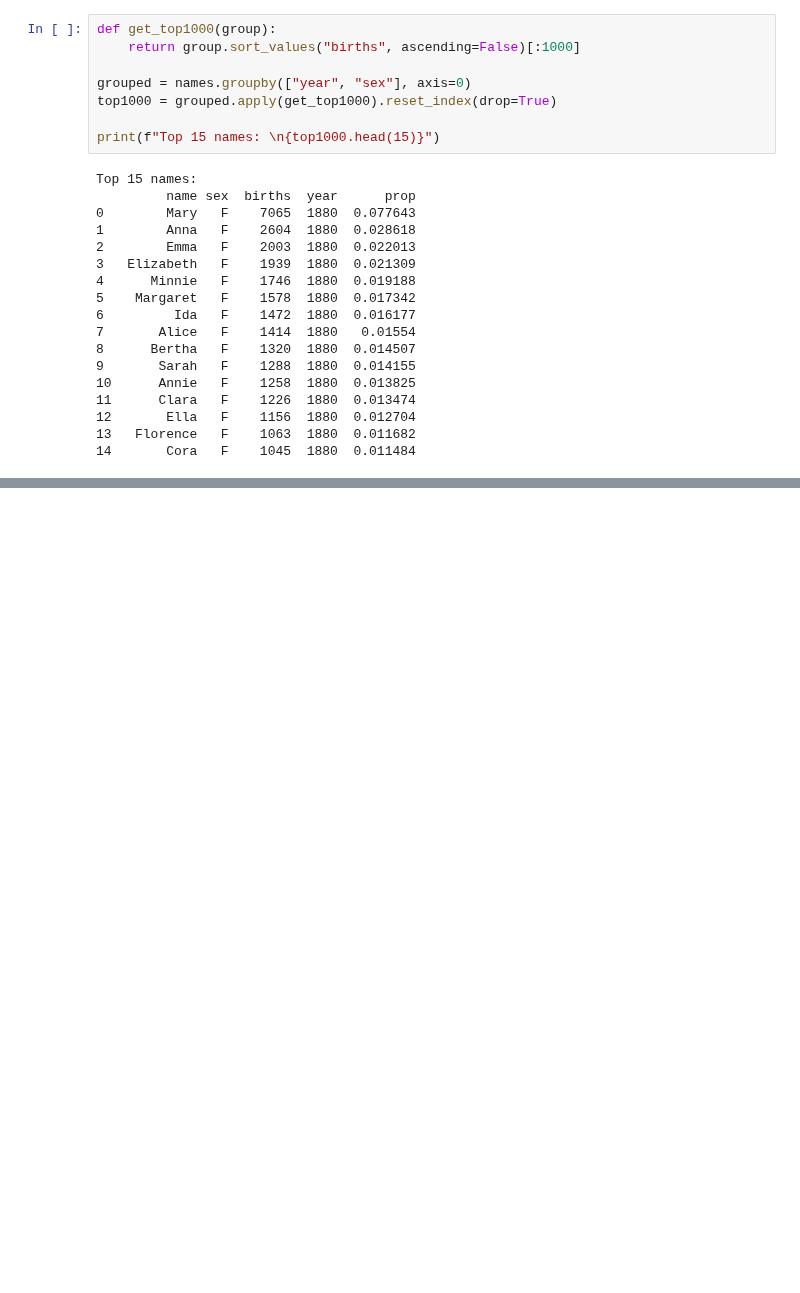
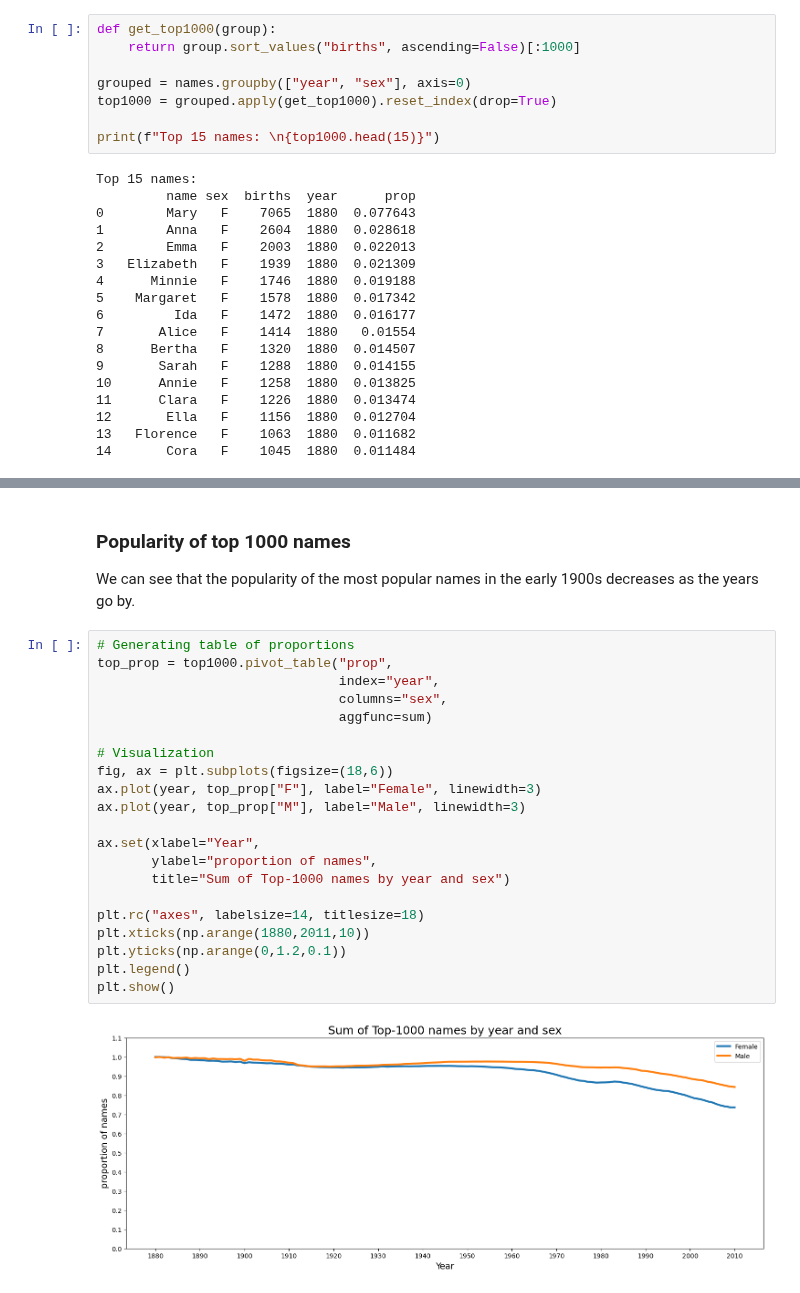
Before and after one commit to almanzanas/DataAnalystsJourney, a Jupyter notebook: python_data_analysis/da_practice/notebooks/baby_names.ipynb, the cells around one changed output, grey strips where cells are left out. Cells and saved outputs as stored; diff of their text form; blank space fills up the shorter version.

```diff
--- a/python_data_analysis/da_practice/notebooks/baby_names.ipynb
+++ b/python_data_analysis/da_practice/notebooks/baby_names.ipynb
@@ -172,0 +228,27 @@ Top 15 names:
+# %% [markdown]
+### Popularity of top 1000 names
+
+We can see that the popularity of the most popular names in the early 1900s decreases as the years go by.
+# %%
+# Generating table of proportions
+top_prop = top1000.pivot_table("prop",
+                               index="year",
+                               columns="sex",
+                               aggfunc=sum)
+
+# Visualization
+fig, ax = plt.subplots(figsize=(18,6))
+ax.plot(year, top_prop["F"], label="Female", linewidth=3)
+ax.plot(year, top_prop["M"], label="Male", linewidth=3)
+
+ax.set(xlabel="Year",
+       ylabel="proportion of names",
+       title="Sum of Top-1000 names by year and sex")
+
+plt.rc("axes", labelsize=14, titlesize=18)
+plt.xticks(np.arange(1880,2011,10))
+plt.yticks(np.arange(0,1.2,0.1))
+plt.legend()
+plt.show()
+# %% [output]
+[figure, added]
```
Also changed, not shown: parts of 8 cells of this notebook.
